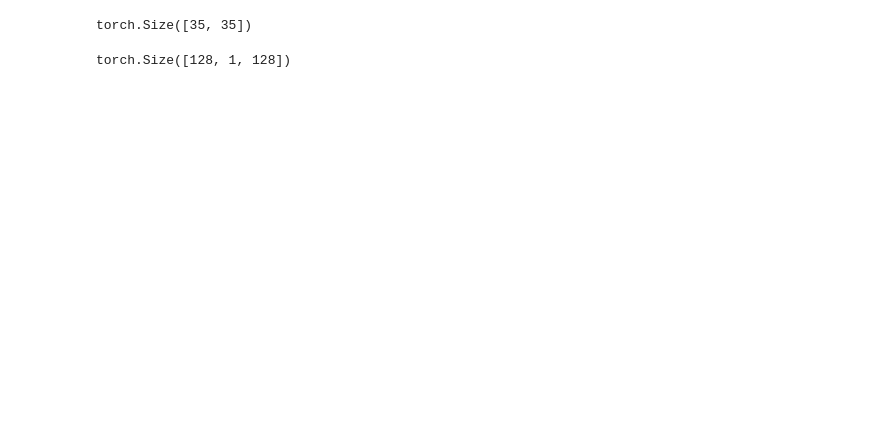
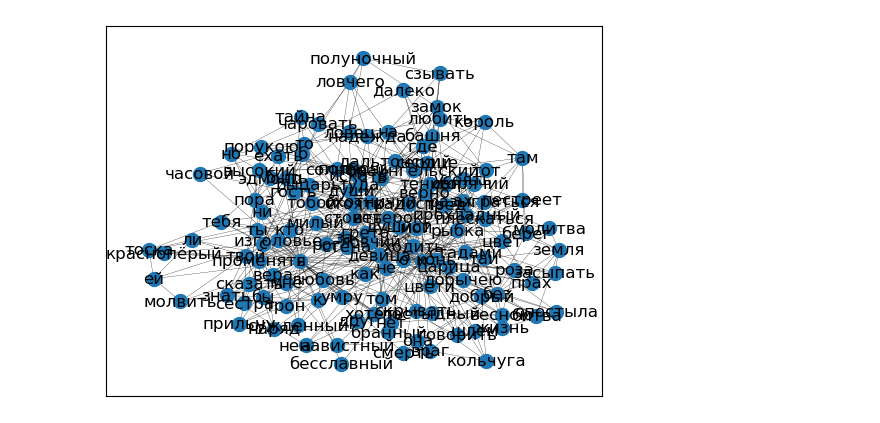
Before and after one commit to vpozdnyakov/literary_genre_identifier, a Jupyter notebook: notebooks/transformer.ipynb, the cells around one changed output. Cells and saved outputs as stored; diff of their text form; code cells hidden in the pictures; blank space fills up the shorter version.

Commit message:
upd transformer model

```diff
--- a/notebooks/transformer.ipynb
+++ b/notebooks/transformer.ipynb
@@ -176,13 +176,26 @@ model.eval();
-# %%
-src_mask.shape
-# %% [output]
-torch.Size([35, 35])
 # %%
-src = torch.tensor(vocab['мы'], dtype=torch.long)
-src = model.encoder(src) * math.sqrt(model.d_model)
-src = model.pos_encoder(src)
-src_mask = generate_square_subsequent_mask(bptt).to(device)
-output = model.transformer_encoder(src, src_mask)
-output.shape
+def getvec(sentence):
+    model.eval();
+    with torch.no_grad():
+        src = torch.tensor(vocab(sentence), dtype=torch.long)[:, None]
+        src = model.encoder(src) * math.sqrt(model.d_model)
+        src = model.pos_encoder(src)
+        src_mask = generate_square_subsequent_mask(bptt).to(device)
+        output = model.transformer_encoder(src, src_mask)
+    return output[:, 0, :]
-# %% [output]
-torch.Size([128, 1, 128])
+# %%
+graphs = []
+for sentence in sentences:
+    if not sentence:
+        continue
+    adj = kneighbors_graph(getvec(sentence), n_neighbors=5, metric='minkowski', p=2)
+    graph = nx.from_scipy_sparse_array(adj)
+    mapping = {i: token for i, token in enumerate(sentence)}
+    graph = nx.relabel_nodes(graph, mapping)
+    graph.remove_edges_from(nx.selfloop_edges(graph))
+    graphs.append(graph)
+    break
+# %%
+nx.draw_networkx(graphs[0], node_size=100, width=0.2)
+# %% [output]
+[figure, added]
```
Also changed, not shown: parts of 6 cells of this notebook.
